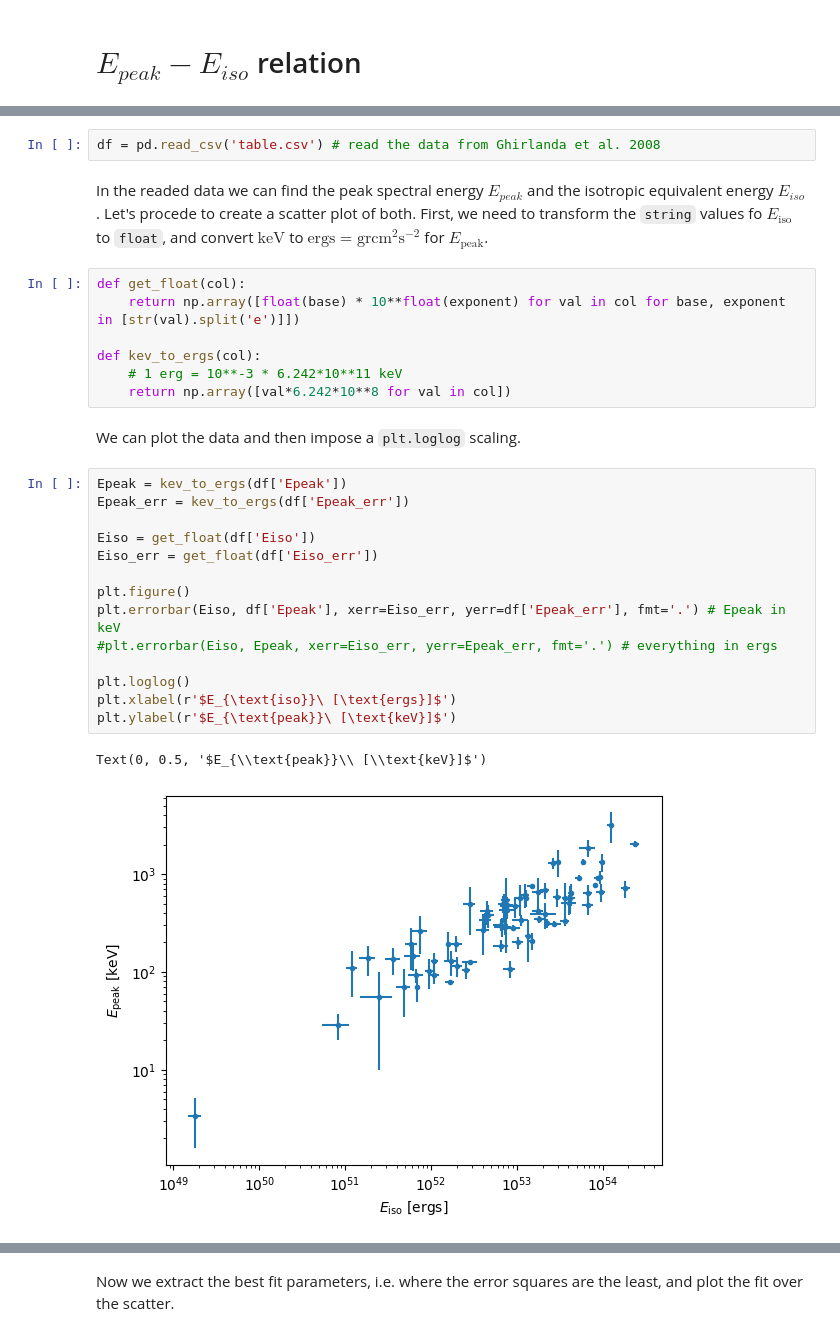
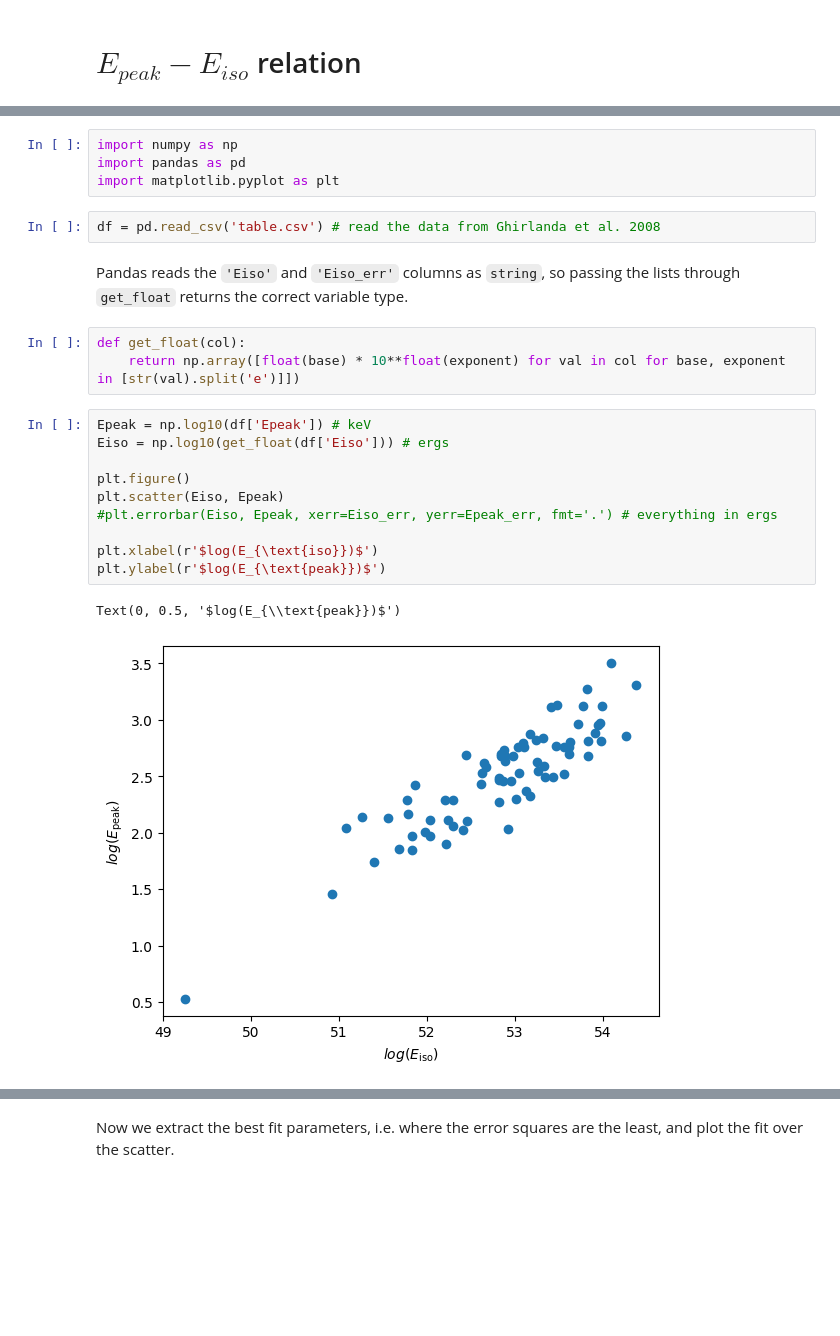
Before and after one commit to joanalnu/OAB-INAF, a Jupyter notebook: Epeak_Eiso_correlation.ipynb, the cells around one changed output, grey strips where cells are left out. Drawn from its saved outputs; the diff is of its cells as text; blank space fills up the shorter version.

Commit message:
continue working on having a fit, now without takng into account errors and with logarithmicised data

```diff
--- a/Epeak_Eiso_correlation.ipynb
+++ b/Epeak_Eiso_correlation.ipynb
@@ -14,30 +14,24 @@ The correlation can also be done between $E_{peak}$ and $E_\gamma$, which is the
+# %%
+import numpy as np
+import pandas as pd
+import matplotlib.pyplot as plt
 # %%
 df = pd.read_csv('table.csv') # read the data from Ghirlanda et al. 2008
 # %% [markdown]
-In the readed data we can find the peak spectral energy $E_{peak}$ and the isotropic equivalent energy $E_{iso}$. Let's procede to create a scatter plot of both. First, we need to transform the `string` values fo $E_{\text{iso}}$ to `float`, and convert $\text{keV}$ to $\text{ergs} = \text{grcm}^2\text{s}^{-2}$ for $E_{\text{peak}}$.
+Pandas reads the `'Eiso'` and `'Eiso_err'` columns as `string`, so passing the lists through `get_float` returns the correct variable type.
 # %%
 def get_float(col):
     return np.array([float(base) * 10**float(exponent) for val in col for base, exponent in [str(val).split('e')]])
-
-def kev_to_ergs(col):
-    # 1 erg = 10**-3 * 6.242*10**11 keV
-    return np.array([val*6.242*10**8 for val in col])
-# %% [markdown]
-We can plot the data and then impose a `plt.loglog` scaling.
 # %%
-Epeak = kev_to_ergs(df['Epeak'])
-Epeak_err = kev_to_ergs(df['Epeak_err'])
-
-Eiso = get_float(df['Eiso'])
-Eiso_err = get_float(df['Eiso_err'])
+Epeak = np.log10(df['Epeak']) # keV
+Eiso = np.log10(get_float(df['Eiso'])) # ergs
 
 plt.figure()
-plt.errorbar(Eiso, df['Epeak'], xerr=Eiso_err, yerr=df['Epeak_err'], fmt='.') # Epeak in keV
+plt.scatter(Eiso, Epeak)
 #plt.errorbar(Eiso, Epeak, xerr=Eiso_err, yerr=Epeak_err, fmt='.') # everything in ergs
 
-plt.loglog()
-plt.xlabel(r'$E_{\text{iso}}\ [\text{ergs}]$')
-plt.ylabel(r'$E_{\text{peak}}\ [\text{keV}]$')
+plt.xlabel(r'$log(E_{\text{iso}})$')
+plt.ylabel(r'$log(E_{\text{peak}})$')
 # %% [output]
-Text(0, 0.5, '$E_{\\text{peak}}\\ [\\text{keV}]$')
+Text(0, 0.5, '$log(E_{\\text{peak}})$')
-[figure, old version]
+[figure, new version]
```
Also changed, not shown: parts of 15 cells of this notebook.
